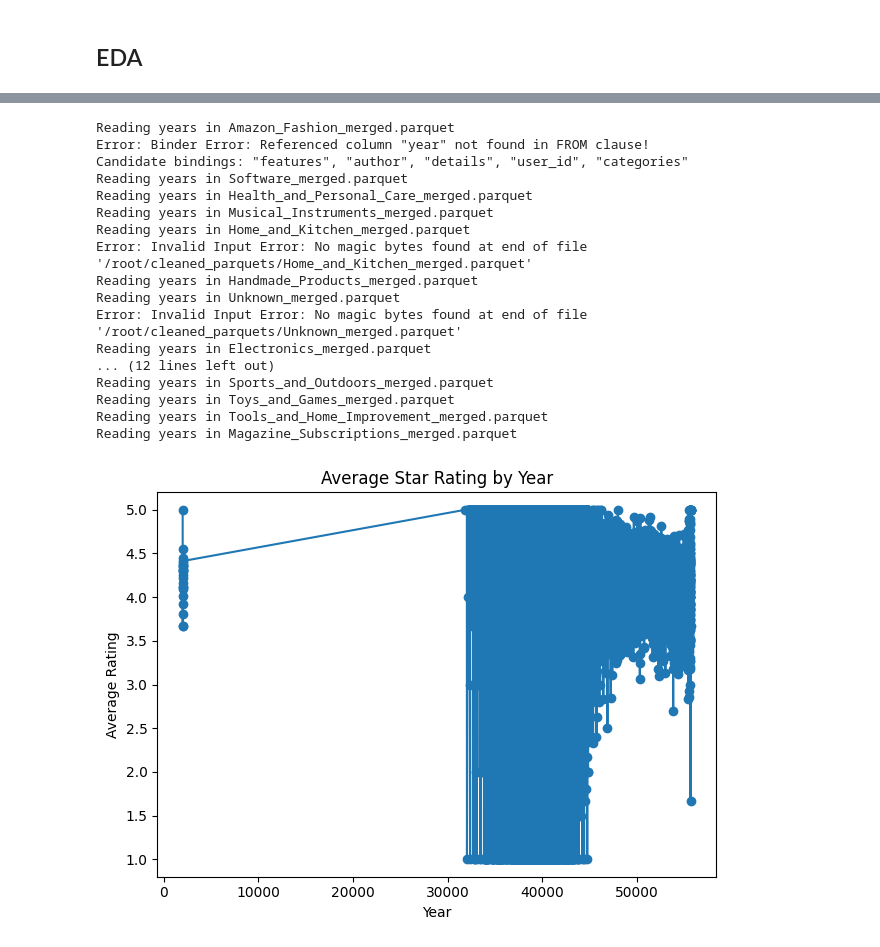
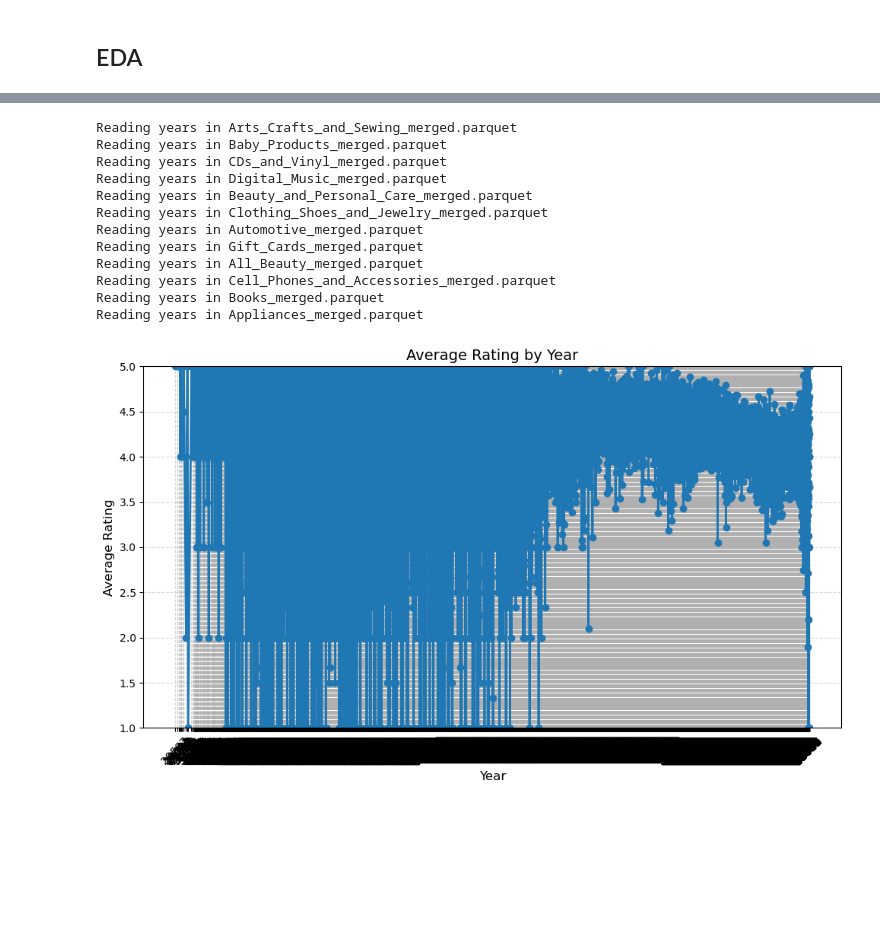
Before and after one commit to Enadiz76/Code, a Jupyter notebook: eda.ipynb, the cells around one changed output, grey strips where cells are left out. Drawn from its saved outputs; the diff is of its cells as text; code cells hidden in the pictures; blank space fills up the shorter version.

```diff
--- a/eda.ipynb
+++ b/eda.ipynb
@@ -8,14 +90,11 @@ import pandas as pd
 import matplotlib.pyplot as plt
 from collections import Counter
 
-# Directory containing all your cleaned .parquet files
-CLEANED_DIR = "/root/cleaned_parquets"
+CLEANED_DIR = "/root/Merged"
 all_files = glob.glob(os.path.join(CLEANED_DIR, "*_merged.parquet"))
 
-# Initialize rating counter
 rating_counter = Counter()
 
-# Loop through all files and collect rating data
 for file in all_files:
     print(f"Reading {os.path.basename(file)}...")
     try:
@@ -28,12 +107,10 @@ for file in all_files:
     except Exception as e:
         print(f"Error reading {file}: {e}")
 
-# Convert to Series and clean index
 rating_series = pd.Series(rating_counter)
 rating_series.index = pd.to_numeric(rating_series.index, errors='coerce')
 rating_series = rating_series.dropna().sort_index()
 
-# Plot histogram
 if rating_series.empty:
     print("No valid rating data to plot.")
 else:
@@ -69,7 +146,7 @@ import duckdb
 import numpy as np
 import matplotlib.pyplot as plt
 
-CLEANED_DIR = "/root/cleaned_parquets"
+CLEANED_DIR = "/root/Merged"
 all_files = glob.glob(os.path.join(CLEANED_DIR, "*_merged.parquet"))
 
 lengths = []
@@ -78,14 +155,12 @@ for file in all_files:
     print(f"Analyzing review lengths in {os.path.basename(file)}")
 
     try:
-        # Load in manageable chunks using DuckDB
         df = duckdb.sql(f"SELECT text FROM '{file}' WHERE text IS NOT NULL LIMIT 50000").df()
         if 'text' in df.columns:
             lengths.extend(df['text'].dropna().str.len().tolist())
     except Exception as e:
         print(f"Error in {file}: {e}")
 
-# Plot Histogram
 if lengths:
     plt.hist(lengths, bins=np.linspace(0, 1000, 50), edgecolor='black')
     plt.title("Review Length Distribution")
@@ -122,8 +192,8 @@ import pandas as pd
 import matplotlib.pyplot as plt
 from collections import Counter
 
-# Set your cleaned folder
-CLEANED_DIR = "/root/cleaned_parquets"
+
+CLEANED_DIR = "/root/Merged"
 all_files = glob.glob(os.path.join(CLEANED_DIR, "*_merged.parquet"))
 
 brand_counter = Counter()
@@ -144,7 +214,7 @@ for file in all_files:
     except Exception as e:
         print(f"Error reading {file}: {e}")
 
-# Plot top 10 brands
+
 top_brands = pd.Series(brand_counter).sort_values(ascending=False).head(10)
 top_brands.plot(kind='barh', title='Top 10 Brands by Review Count', color='goldenrod')
 plt.xlabel('Count')
@@ -214,48 +274,53 @@ Analyzing categories in Magazine_Subscriptions_merged.parquet
 # %%
+
 from collections import defaultdict
 
+# Aggregation
 sum_by_year = defaultdict(float)
 count_by_year = defaultdict(int)
 
 for file in all_files:
     print(f"Reading years in {os.path.basename(file)}")
     try:
-        df = duckdb.sql(f"SELECT year, rating FROM '{file}' WHERE year IS NOT NULL AND rating BETWEEN 1 AND 5 LIMIT 50000").df()
-        grouped = df.groupby('year')['rating'].agg(['sum', 'count'])
+        df = duckdb.sql(
+            f"SELECT year, rating FROM '{file}' WHERE year IS NOT NULL AND rating BETWEEN 1 AND 5 LIMIT 50000"
+        ).df()
+        grouped = df.groupby("year")["rating"].agg(["sum", "count"])
         for year, row in grouped.iterrows():
-            sum_by_year[year] += row['sum']
-            count_by_year[year] += row['count']
+            sum_by_year[year] += row["sum"]
+            count_by_year[year] += row["count"]
     except Exception as e:
-        print(f"Error: {e}")
+        print(f"Error in {file}: {e}")
 
-# Create series and plot
+# Prepare data
 years = sorted(sum_by_year.keys())
-avg_ratings = [sum_by_year[y]/count_by_year[y] for y in years]
+avg_ratings = [round(sum_by_year[y] / count_by_year[y], 3) for y in years]
 
-pd.Series(avg_ratings, index=years).plot(marker='o', title='Average Star Rating by Year')
-plt.ylabel('Average Rating')
-plt.xlabel('Year')
+# Plot
+plt.figure(figsize=(10, 6))
+plt.plot(years, avg_ratings, marker='o', linestyle='-', linewidth=2, markersize=6)
+plt.title("Average Rating by Year", fontsize=14)
+plt.xlabel("Year", fontsize=12)
+plt.ylabel("Average Rating", fontsize=12)
+plt.grid(True, linestyle='--', alpha=0.5)
+plt.xticks(years, rotation=45)
+plt.ylim(1, 5)
 plt.tight_layout()
 plt.show()
 # %% [output]
-Reading years in Amazon_Fashion_merged.parquet
-Error: Binder Error: Referenced column "year" not found in FROM clause!
-Candidate bindings: "features", "author", "details", "user_id", "categories"
-Reading years in Software_merged.parquet
-Reading years in Health_and_Personal_Care_merged.parquet
-Reading years in Musical_Instruments_merged.parquet
-Reading years in Home_and_Kitchen_merged.parquet
-Error: Invalid Input Error: No magic bytes found at end of file '/root/cleaned_parquets/Home_and_Kitchen_merged.parquet'
-Reading years in Handmade_Products_merged.parquet
-Reading years in Unknown_merged.parquet
-Error: Invalid Input Error: No magic bytes found at end of file '/root/cleaned_parquets/Unknown_merged.parquet'
-Reading years in Electronics_merged.parquet
-... (12 lines left out)
-Reading years in Sports_and_Outdoors_merged.parquet
-Reading years in Toys_and_Games_merged.parquet
-Reading years in Tools_and_Home_Improvement_merged.parquet
-Reading years in Magazine_Subscriptions_merged.parquet
+Reading years in Arts_Crafts_and_Sewing_merged.parquet
+Reading years in Baby_Products_merged.parquet
+Reading years in CDs_and_Vinyl_merged.parquet
+Reading years in Digital_Music_merged.parquet
+Reading years in Beauty_and_Personal_Care_merged.parquet
+Reading years in Clothing_Shoes_and_Jewelry_merged.parquet
+Reading years in Automotive_merged.parquet
+Reading years in Gift_Cards_merged.parquet
+Reading years in All_Beauty_merged.parquet
+Reading years in Cell_Phones_and_Accessories_merged.parquet
+Reading years in Books_merged.parquet
+Reading years in Appliances_merged.parquet
-[figure, old version]
+[figure, new version]
 # %%
 brand_counter = Counter()
 
```
Also changed, not shown: parts of 8 cells of this notebook, 5 other files.
